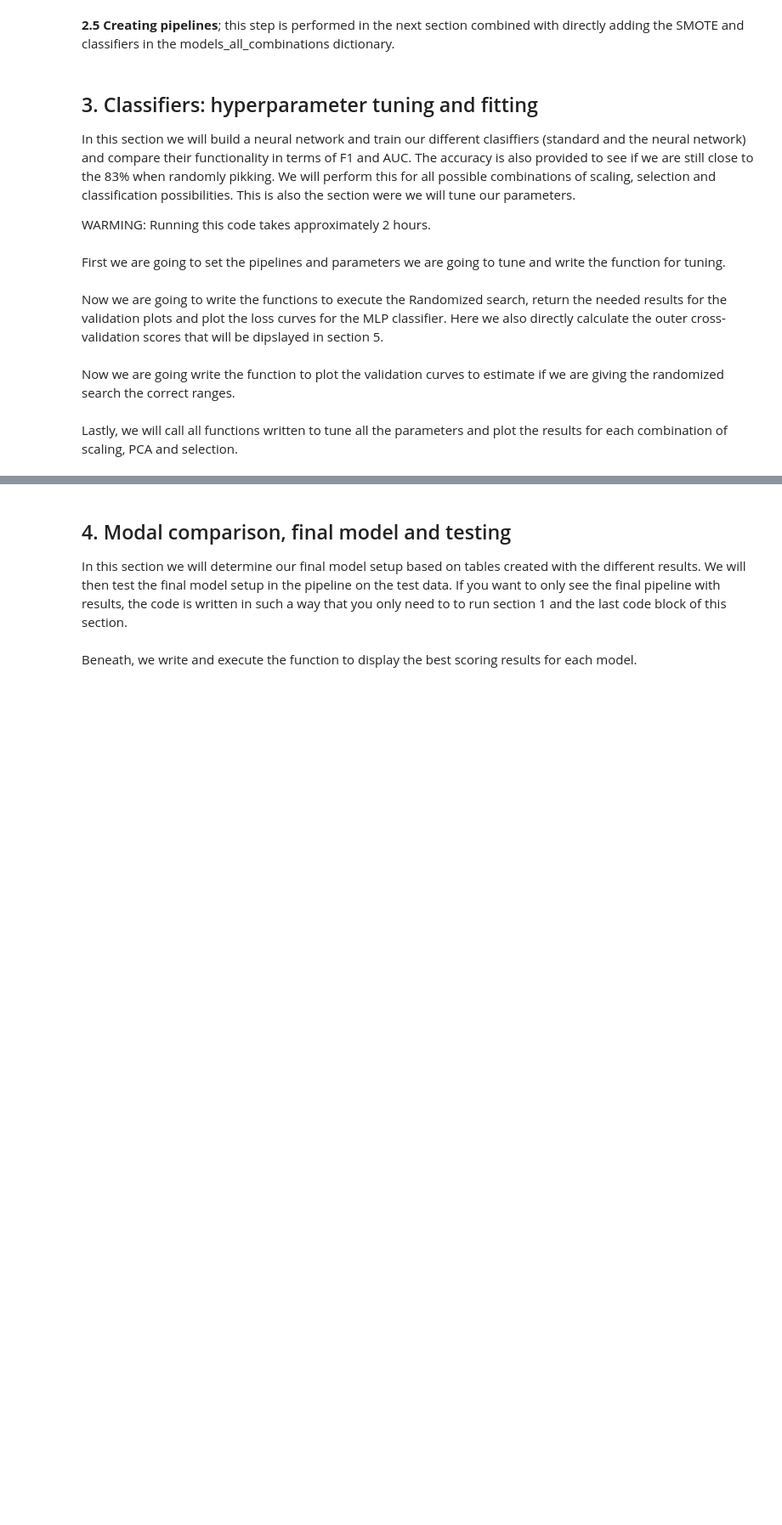
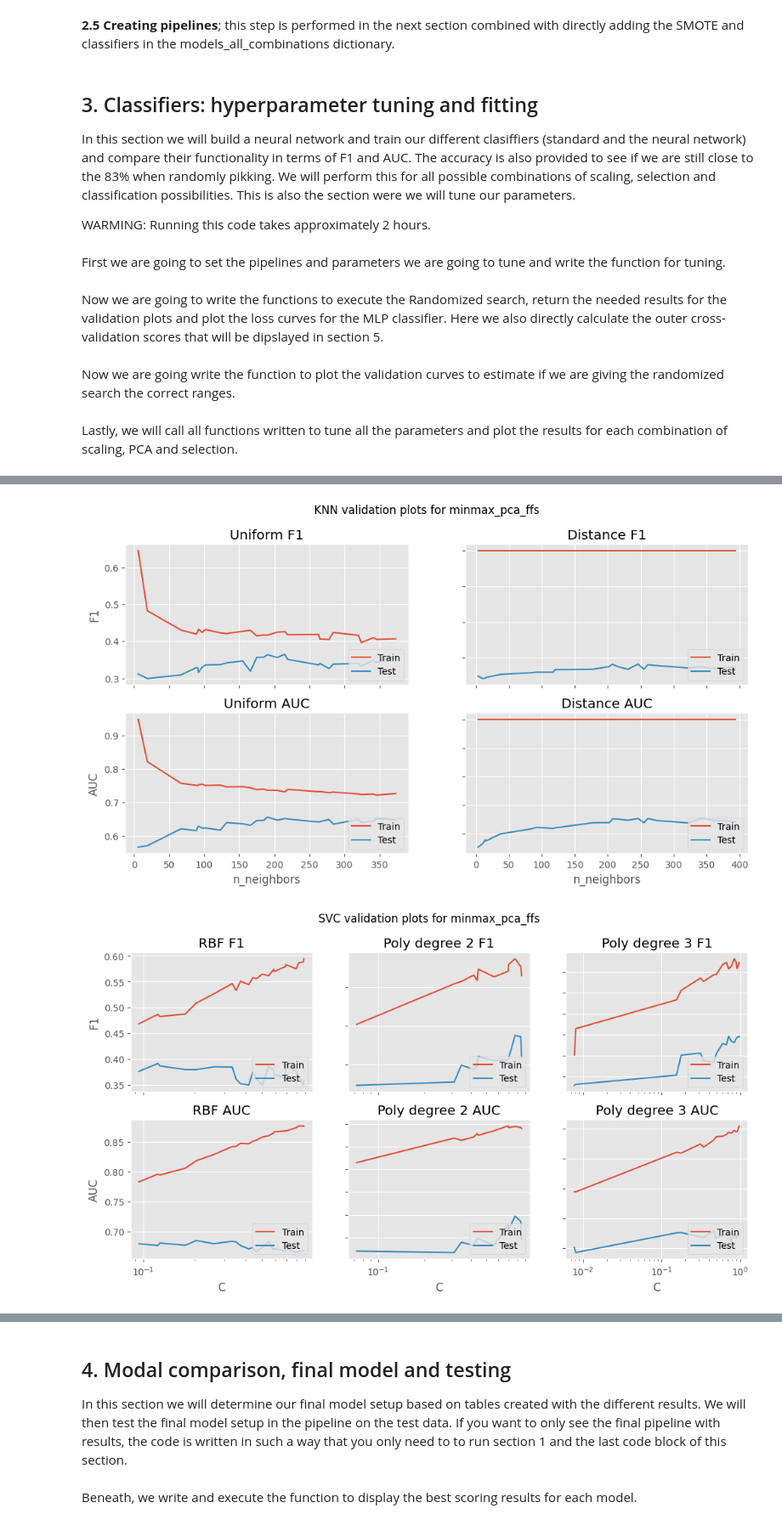
Before and after one commit to JosefienBerg/TM10007_ML_ECG_group4, a Jupyter notebook: assignment_ecg.ipynb, the cells around one changed output, grey strips where cells are left out. Shown at 85% size. Drawn from its saved outputs; the diff is of its cells as text; code cells hidden in the pictures; blank space fills up the shorter version.

```diff
--- a/assignment_ecg.ipynb
+++ b/assignment_ecg.ipynb
@@ -250,7 +280,7 @@ models_all_combinations = {"minmax_pca_ffs":{"KNeighborsClassifier": Pipeline([(
 
 # Creating a dictionary of all parameters
 k = 10
-rs = None #Set random state, 42 only added in the last run
+rs = 15 #Set random state, 42 only added in the last run
 nc = 0.95 #Set n_components for PCA
 
 model_parameters = {"KNeighborsClassifier":{"c__n_neighbors":[x for x in range(1, 400)], "c__weights": ["distance", "uniform"]},
@@ -458,11 +507,14 @@ Randomized searching KNeighborsClassifier
 # %%
 # Create validation curves
 plt.close('all') #make sure you class all windows before plotting to prevent plotting in the same figure
 
 for combination_name in models_all_combinations:
 
   #Create all validation plots to show the relation between the scoring type and parameters for every combination
   plot_knn(results_all_combinations[combination_name], scoring, combination_name, model_parameters)
   plot_svc(results_all_combinations[combination_name], scoring, combination_name, model_parameters)
   plot_randomforest(results_all_combinations[combination_name], scoring, combination_name, model_parameters)
-  plot_MLP(results_all_combinations[combination_name], combination_name)
+  # plot_MLP(results_all_combinations)
+# %% [output]
+[figure, added]
+[figure, added]
```
Also changed, not shown: parts of 12 cells of this notebook.
